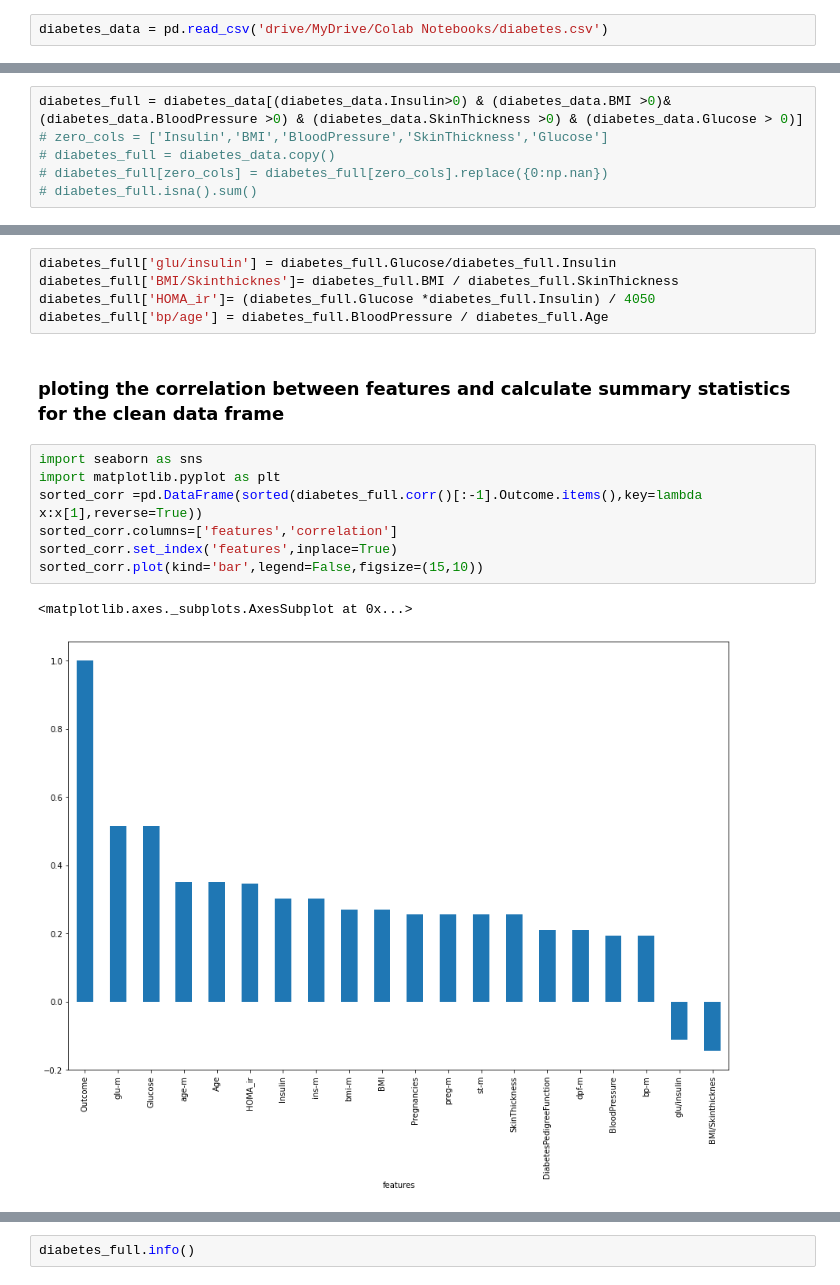
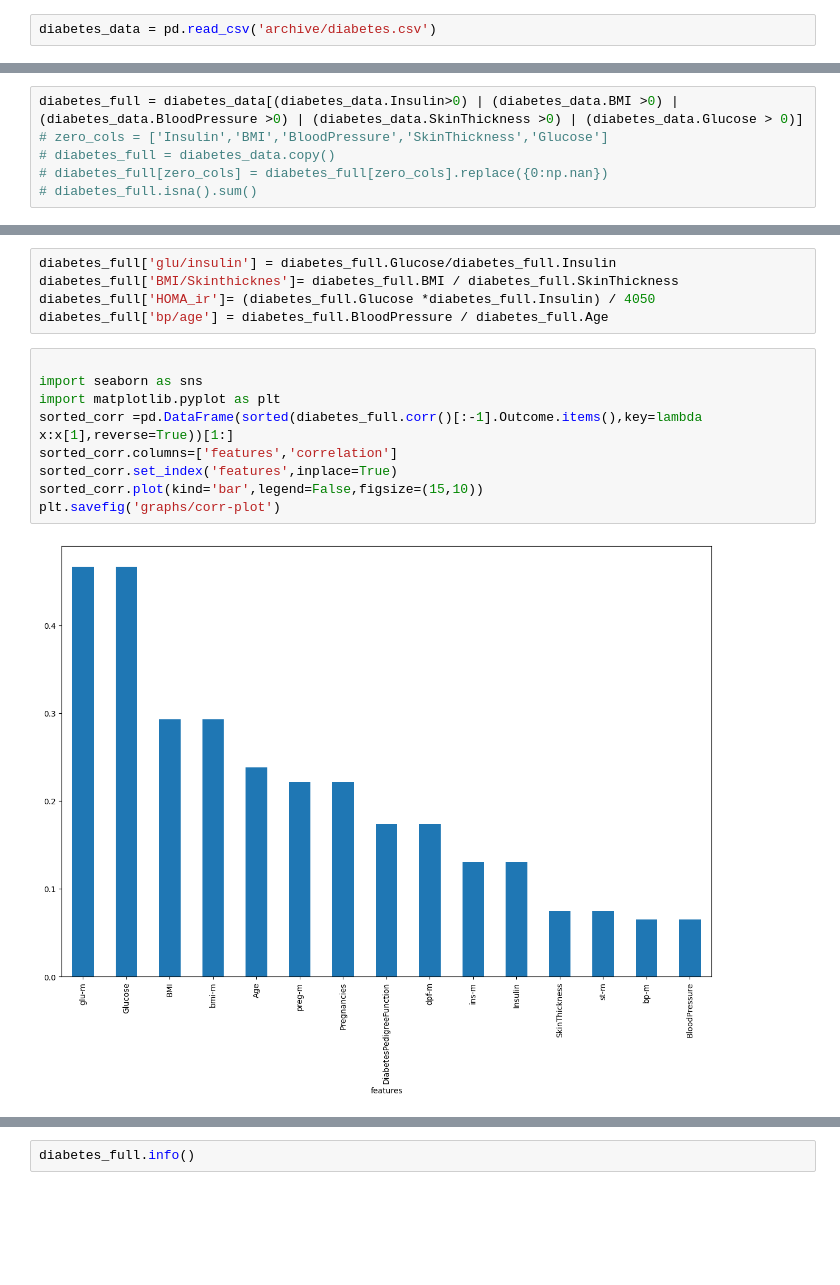
Before and after one commit to omarmar3y/Diabetes-Predictive-Model, a Jupyter notebook: diabetes.ipynb, the cells around one changed output, grey strips where cells are left out. Cells and saved outputs as stored; diff of their text form; blank space fills up the shorter version.

```diff
--- a/diabetes.ipynb
+++ b/diabetes.ipynb
@@ -35,6 +36,6 @@ Drive already mounted at /content/drive; to attempt to forcibly remount, call dr
 # %% [output]
 drive  sample_data
 # %%
-diabetes_data = pd.read_csv('drive/MyDrive/Colab Notebooks/diabetes.csv')
+diabetes_data = pd.read_csv('archive/diabetes.csv')
 # %% [markdown]
 ### Exploratory data analysis
@@ -109,5 +101,5 @@ here i remove the rows that contains zero as having zero blood pressure or insul
 # %%
-diabetes_full = diabetes_data[(diabetes_data.Insulin>0) & (diabetes_data.BMI >0)& (diabetes_data.BloodPressure >0) & (diabetes_data.SkinThickness >0) & (diabetes_data.Glucose > 0)]
+diabetes_full = diabetes_data[(diabetes_data.Insulin>0) | (diabetes_data.BMI >0) | (diabetes_data.BloodPressure >0) | (diabetes_data.SkinThickness >0) | (diabetes_data.Glucose > 0)]
 # zero_cols = ['Insulin','BMI','BloodPressure','SkinThickness','Glucose']
 # diabetes_full = diabetes_data.copy()
 # diabetes_full[zero_cols] = diabetes_full[zero_cols].replace({0:np.nan})
@@ -164,15 +156,14 @@ diabetes_full['glu/insulin'] = diabetes_full.Glucose/diabetes_full.Insulin
 diabetes_full['BMI/Skinthicknes']= diabetes_full.BMI / diabetes_full.SkinThickness
 diabetes_full['HOMA_ir']= (diabetes_full.Glucose *diabetes_full.Insulin) / 4050
 diabetes_full['bp/age'] = diabetes_full.BloodPressure / diabetes_full.Age
-# %% [markdown]
-### ploting the correlation between features and calculate summary statistics for the clean data frame
 # %%
+
 import seaborn as sns
 import matplotlib.pyplot as plt
-sorted_corr =pd.DataFrame(sorted(diabetes_full.corr()[:-1].Outcome.items(),key=lambda x:x[1],reverse=True))
+sorted_corr =pd.DataFrame(sorted(diabetes_full.corr()[:-1].Outcome.items(),key=lambda x:x[1],reverse=True))[1:]
 sorted_corr.columns=['features','correlation']
 sorted_corr.set_index('features',inplace=True)
 sorted_corr.plot(kind='bar',legend=False,figsize=(15,10))
+plt.savefig('graphs/corr-plot')
 # %% [output]
-<matplotlib.axes._subplots.AxesSubplot at 0x...>
-[figure, old version]
+[figure, new version]
```
Also changed, not shown: parts of 14 cells of this notebook, 6 other files.
